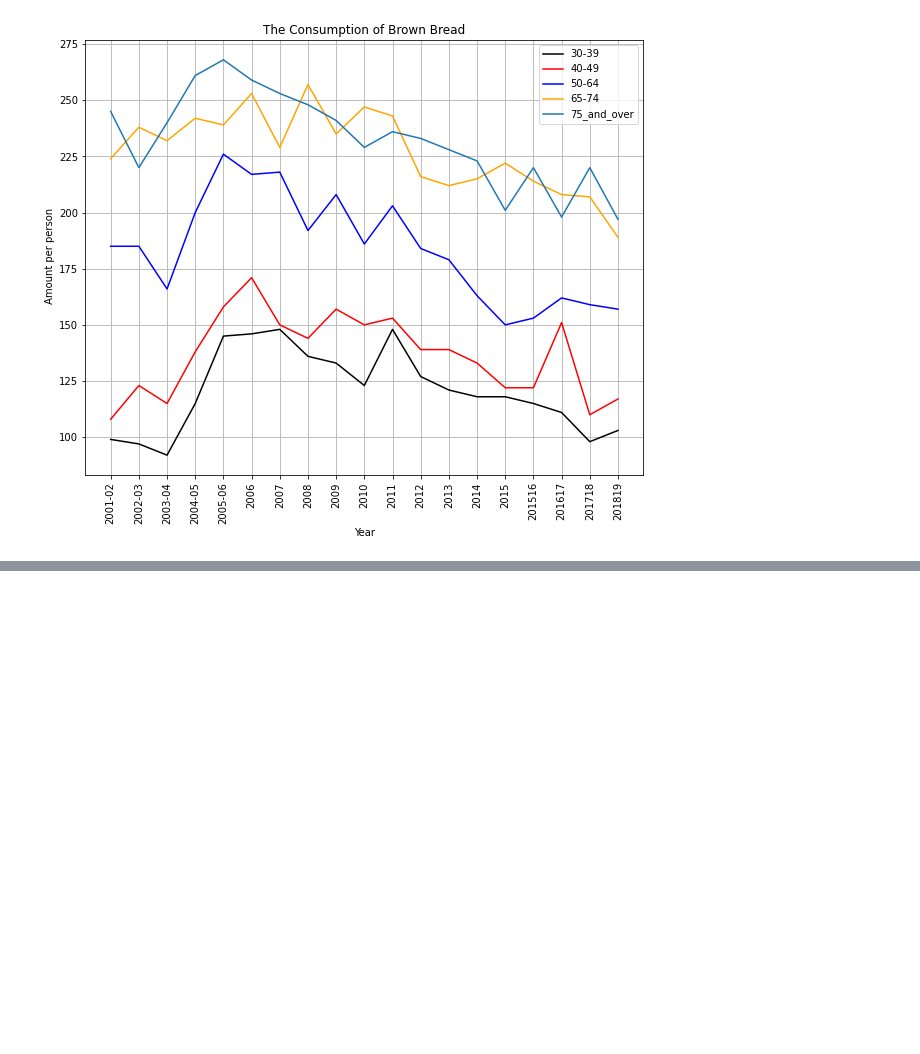
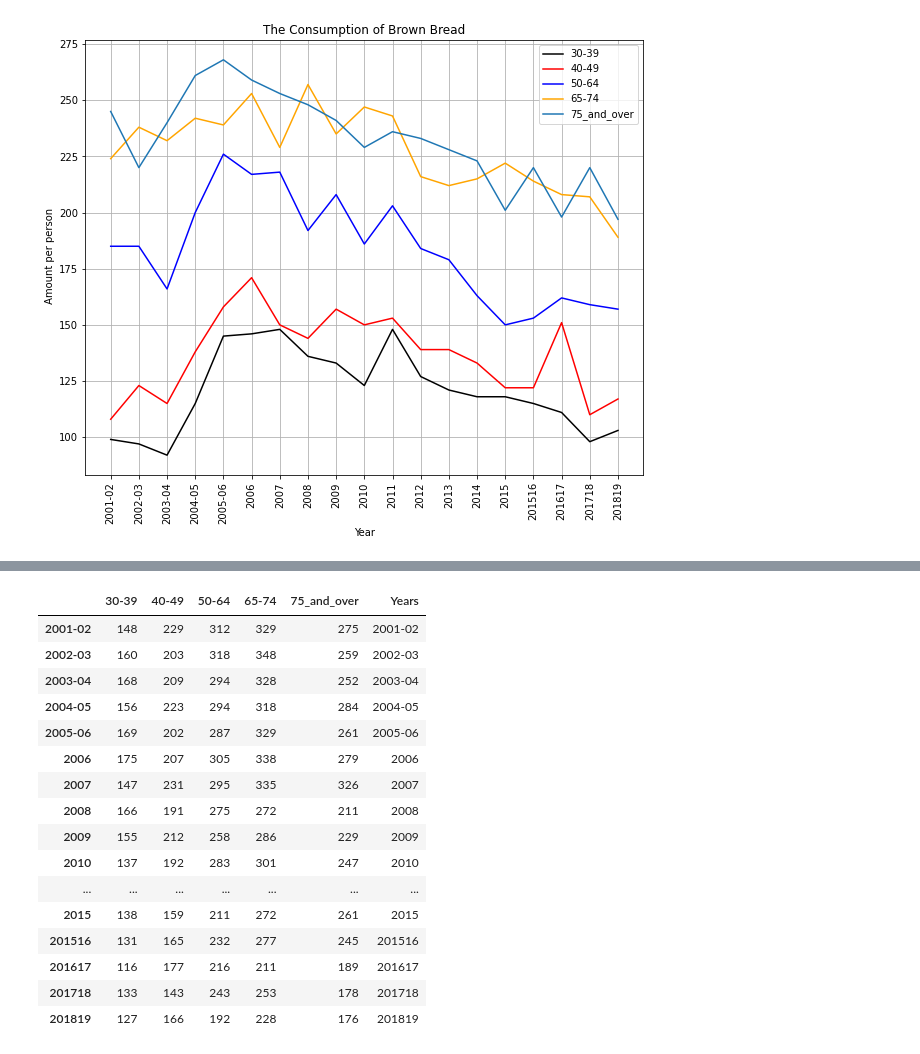
Before and after one commit to kass173/Project-1, a Jupyter notebook: Working_copy_project-Helen.ipynb, the cells around one changed output, grey strips where cells are left out. Drawn from its saved outputs; the diff is of its cells as text; code cells hidden in the pictures; blank space fills up the shorter version.

```diff
--- a/Working_copy_project-Helen.ipynb
+++ b/Working_copy_project-Helen.ipynb
@@ -383,0 +384,25 @@ plt.show()
+# %%
+meatinfo= cleandf.loc[(cleandf["Food Group"] == "Carcase meat")]
+meatinfo=meatinfo.transpose ()
+meatinfo = meatinfo.iloc[6: , :]
+meatinfo.columns =['30-39','40-49','50-64','65-74','75_and_over']
+meatinfo['Years'] = meatinfo.index
+meatinfo
+# %% [output]
+|  | 30-39 | 40-49 | 50-64 | 65-74 | 75_and_over | Years |
+| 2001-02 | 148 | 229 | 312 | 329 | 275 | 2001-02 |
+| 2002-03 | 160 | 203 | 318 | 348 | 259 | 2002-03 |
+| 2003-04 | 168 | 209 | 294 | 328 | 252 | 2003-04 |
+| 2004-05 | 156 | 223 | 294 | 318 | 284 | 2004-05 |
+| 2005-06 | 169 | 202 | 287 | 329 | 261 | 2005-06 |
+| 2006 | 175 | 207 | 305 | 338 | 279 | 2006 |
+| 2007 | 147 | 231 | 295 | 335 | 326 | 2007 |
+| 2008 | 166 | 191 | 275 | 272 | 211 | 2008 |
+| 2009 | 155 | 212 | 258 | 286 | 229 | 2009 |
+| 2010 | 137 | 192 | 283 | 301 | 247 | 2010 |
+| ... | ... | ... | ... | ... | ... | ... |
+| 2015 | 138 | 159 | 211 | 272 | 261 | 2015 |
+| 201516 | 131 | 165 | 232 | 277 | 245 | 201516 |
+| 201617 | 116 | 177 | 216 | 211 | 189 | 201617 |
+| 201718 | 133 | 143 | 243 | 253 | 178 | 201718 |
+| 201819 | 127 | 166 | 192 | 228 | 176 | 201819 |
```
Also changed, not shown: parts of 29 cells of this notebook.
